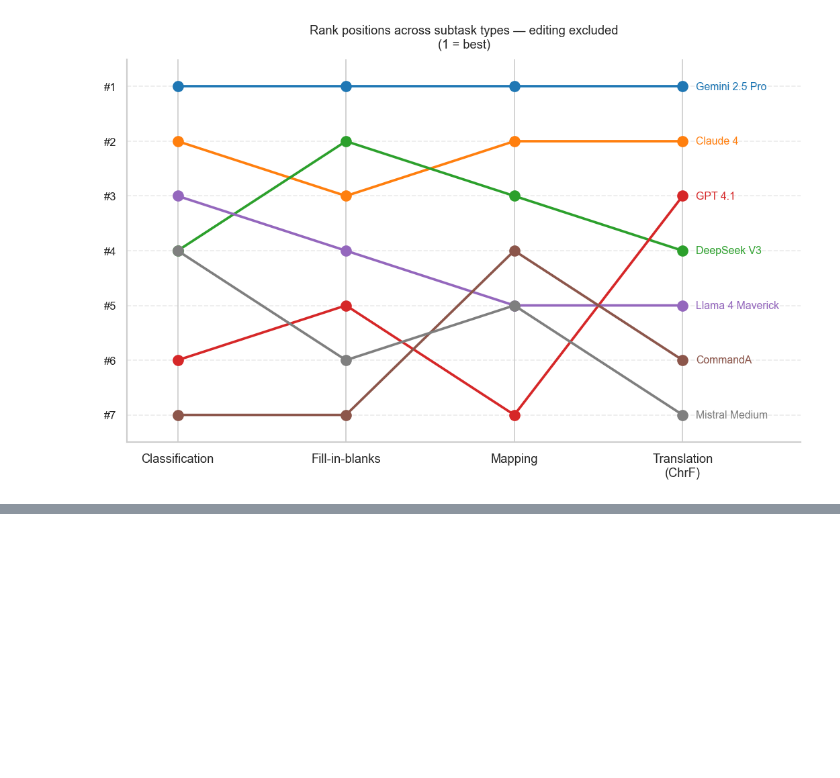
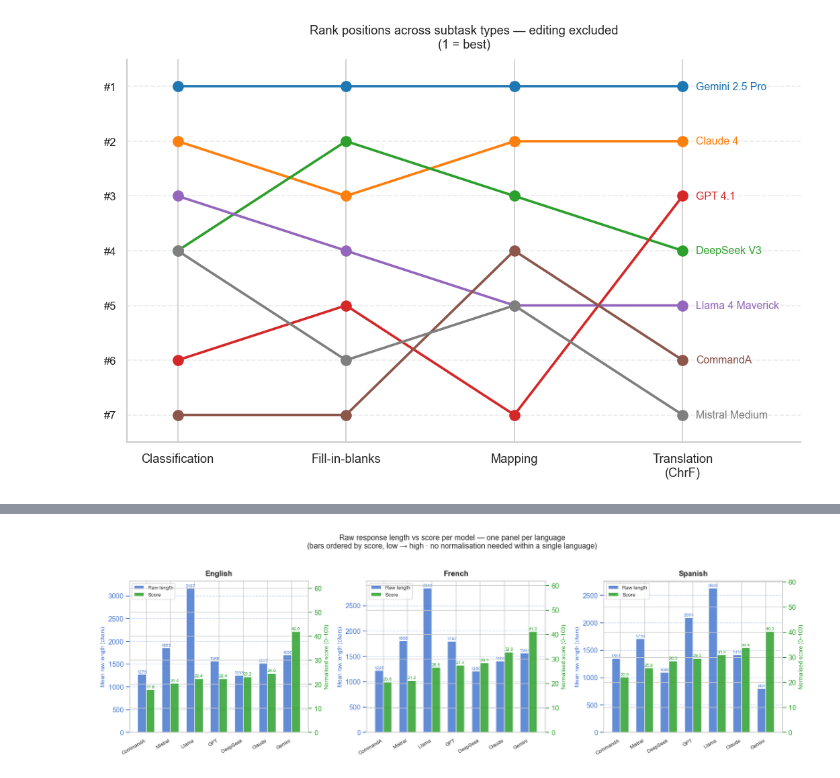
Before and after one commit to rita-berrada/wmt-mist, a Jupyter notebook: analysis_lr.ipynb, the cells around one changed output, grey strips where cells are left out. Saved outputs shown, nothing was run; the diff lists cells and outputs as text; code cells hidden in the pictures; blank space fills up the shorter version.

```diff
--- a/analysis_lr.ipynb
+++ b/analysis_lr.ipynb
@@ -1748,0 +2089,57 @@ plt.show()
+# %%
+# ── Cell 3: Raw length + score per model — English / French / Spanish ─────────
+STEMS_ALL = ['Gemini-2.5-Pro', 'Claude-4', 'DeepSeek-V3', 'GPT-4.1', 'Llama-4-Maverick', 'CommandA', 'Mistral-Medium']
+ZOOM_LANGS = ['English', 'French', 'Spanish']
+
+fig, axes = plt.subplots(1, 3, figsize=(16, 5))
+fig.suptitle(
+    'Raw response length vs score per model — one panel per language\n'
+    '(bars ordered by score, low → high · no normalisation needed within a single language)',
+    fontsize=12, y=1.02
+)
+
+for ax, lang in zip(axes, ZOOM_LANGS):
+    sub = df[df['problem_language'] == lang]
+    ax2 = ax.twinx()
+
+    model_names = [TOP_MODELS[s] for s in STEMS_ALL]
+    raw_means   = [sub[f'char_len_{s}'].mean() for s in STEMS_ALL]
+    scores      = [sub[f'score_{s}'].sum() / sub['points'].sum() * 100 for s in STEMS_ALL]
+
+    # Sort by score ascending
+    order = sorted(range(len(STEMS_ALL)), key=lambda i: scores[i])
+    model_names = [model_names[i] for i in order]
+    raw_means   = [raw_means[i]   for i in order]
+    scores      = [scores[i]      for i in order]
+
+    x, bar_w = np.arange(len(STEMS_ALL)), 0.35
+    b1 = ax.bar(x - bar_w/2, raw_means, width=bar_w, color='#4878CF', alpha=0.85, label='Raw length')
+    b2 = ax2.bar(x + bar_w/2, scores,   width=bar_w, color='#2ca02c', alpha=0.85, label='Score')
+
+    for bar, v in zip(b1, raw_means):
+        ax.text(bar.get_x()+bar.get_width()/2, bar.get_height()+10,
+                f'{v:.0f}', ha='center', va='bottom', fontsize=7, color='#4878CF')
+    for bar, v in zip(b2, scores):
+        ax2.text(bar.get_x()+bar.get_width()/2, bar.get_height()+0.3,
+                 f'{v:.1f}', ha='center', va='bottom', fontsize=7, color='#2ca02c')
+
+    ax.set_xticks(x)
+    ax.set_xticklabels([m.split()[0] for m in model_names], fontsize=8, rotation=30, ha='right')
+    ax.set_ylabel('Mean raw length (chars)', color='#4878CF', fontsize=9)
+    ax.tick_params(axis='y', colors='#4878CF')
+    ax2.set_ylabel('Normalised score (0–100)', color='#2ca02c', fontsize=9)
+    ax2.tick_params(axis='y', colors='#2ca02c')
+    ax2.set_ylim(0, max(scores) * 1.5)
+    ax.yaxis.grid(True, linestyle='--', alpha=0.3, color='#4878CF')
+    ax.set_axisbelow(True)
+    for spine in ['top']: ax.spines[spine].set_visible(False)
+    l1, la1 = ax.get_legend_handles_labels()
+    l2, la2 = ax2.get_legend_handles_labels()
+    ax.legend(l1+l2, la1+la2, fontsize=8, loc='upper left')
+    ax.set_title(lang, fontsize=12, fontweight='bold', pad=8)
+
+plt.tight_layout()
+plt.savefig(ROOT / 'figures/len_zoom_3langs.png', dpi=150, bbox_inches='tight')
+plt.show()
+# %% [output]
+[figure, added]
```
Also changed, not shown: parts of 9 cells of this notebook.
